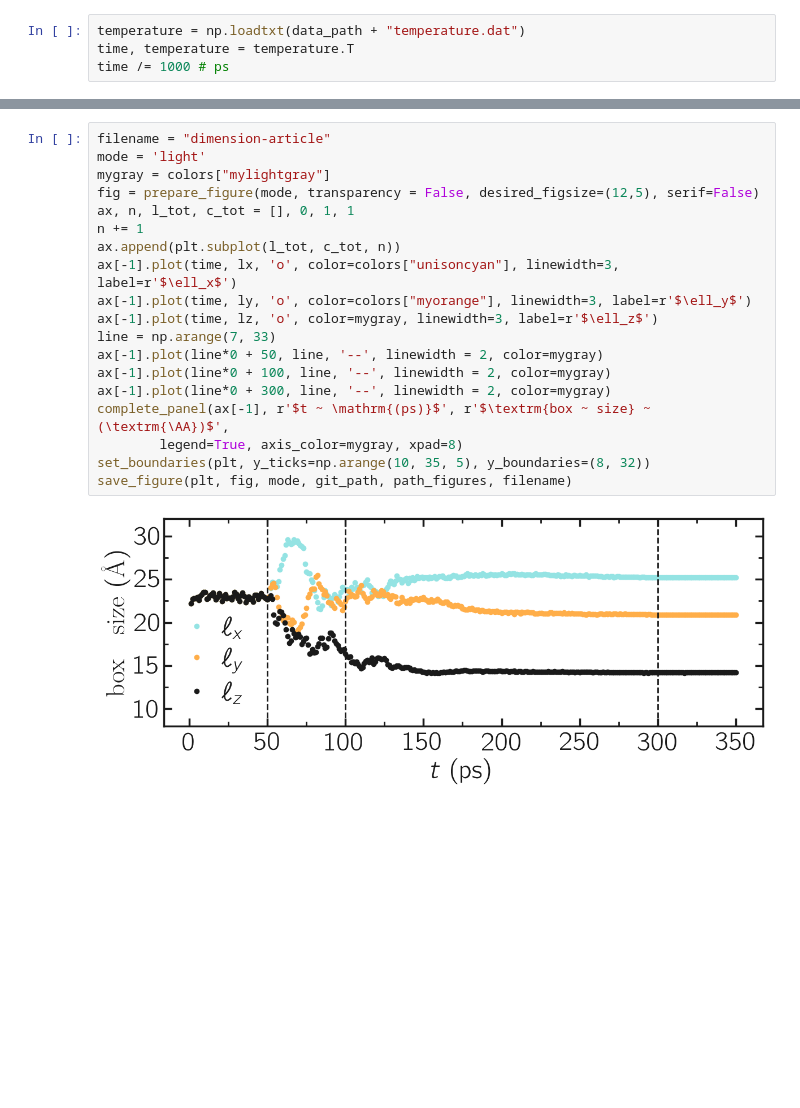
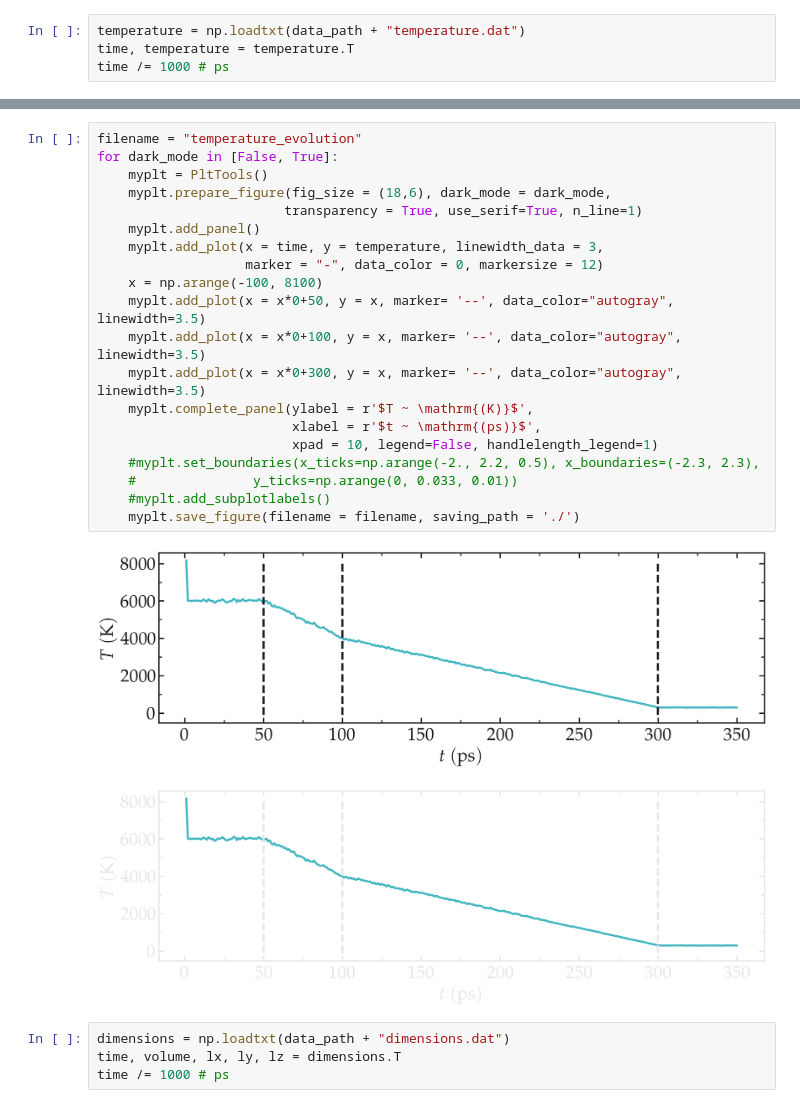
Before and after one commit to lammpstutorials/lammpstutorials.github.io, a Jupyter notebook: docs/sphinx/source/tutorials/figures/level3/water-adsorption-in-silica/temperature_evolution-pyplot.ipynb, the cells around one changed output, grey strips where cells are left out. Drawn from its saved outputs; the diff is of its cells as text; blank space fills up the shorter version.

Commit message:
continue updating figures

```diff
--- a/docs/sphinx/source/tutorials/figures/level3/water-adsorption-in-silica/temperature_evolution-pyplot.ipynb
+++ b/docs/sphinx/source/tutorials/figures/level3/water-adsorption-in-silica/temperature_evolution-pyplot.ipynb
@@ -88,21 +26,27 @@ save_figure(plt, fig, mode, git_path, path_figures, filename)
-# %%
-filename = "dimension-article"
-mode = 'light'
-mygray = colors["mylightgray"]
-fig = prepare_figure(mode, transparency = False, desired_figsize=(12,5), serif=False)
-ax, n, l_tot, c_tot = [], 0, 1, 1
-n += 1
-ax.append(plt.subplot(l_tot, c_tot, n))
-ax[-1].plot(time, lx, 'o', color=colors["unisoncyan"], linewidth=3, label=r'$\ell_x$')
-ax[-1].plot(time, ly, 'o', color=colors["myorange"], linewidth=3, label=r'$\ell_y$')
-ax[-1].plot(time, lz, 'o', color=mygray, linewidth=3, label=r'$\ell_z$')
-line = np.arange(7, 33)
-ax[-1].plot(line*0 + 50, line, '--', linewidth = 2, color=mygray)
-ax[-1].plot(line*0 + 100, line, '--', linewidth = 2, color=mygray)
-ax[-1].plot(line*0 + 300, line, '--', linewidth = 2, color=mygray)
-complete_panel(ax[-1], r'$t ~ \mathrm{(ps)}$', r'$\textrm{box ~ size} ~ (\textrm{\AA})$',
-        legend=True, axis_color=mygray, xpad=8)
-set_boundaries(plt, y_ticks=np.arange(10, 35, 5), y_boundaries=(8, 32))
-save_figure(plt, fig, mode, git_path, path_figures, filename)
-# %% [output]
-[figure, removed]
+# %%
+filename = "temperature_evolution"
+for dark_mode in [False, True]:
+    myplt = PltTools()
+    myplt.prepare_figure(fig_size = (18,6), dark_mode = dark_mode,
+                        transparency = True, use_serif=True, n_line=1)
+    myplt.add_panel()
+    myplt.add_plot(x = time, y = temperature, linewidth_data = 3,
+                   marker = "-", data_color = 0, markersize = 12)
+    x = np.arange(-100, 8100)
+    myplt.add_plot(x = x*0+50, y = x, marker= '--', data_color="autogray", linewidth=3.5)
+    myplt.add_plot(x = x*0+100, y = x, marker= '--', data_color="autogray", linewidth=3.5)
+    myplt.add_plot(x = x*0+300, y = x, marker= '--', data_color="autogray", linewidth=3.5)
+    myplt.complete_panel(ylabel = r'$T ~ \mathrm{(K)}$',
+                         xlabel = r'$t ~ \mathrm{(ps)}$',
+                         xpad = 10, legend=False, handlelength_legend=1)
+    #myplt.set_boundaries(x_ticks=np.arange(-2., 2.2, 0.5), x_boundaries=(-2.3, 2.3),
+    #               y_ticks=np.arange(0, 0.033, 0.01))
+    #myplt.add_subplotlabels()
+    myplt.save_figure(filename = filename, saving_path = './')
+# %% [output]
+[figure, added]
+[figure, added]
+# %%
+dimensions = np.loadtxt(data_path + "dimensions.dat")
+time, volume, lx, ly, lz = dimensions.T
+time /= 1000 # ps
```
Also changed, not shown: parts of 8 cells of this notebook, 21 other files.
